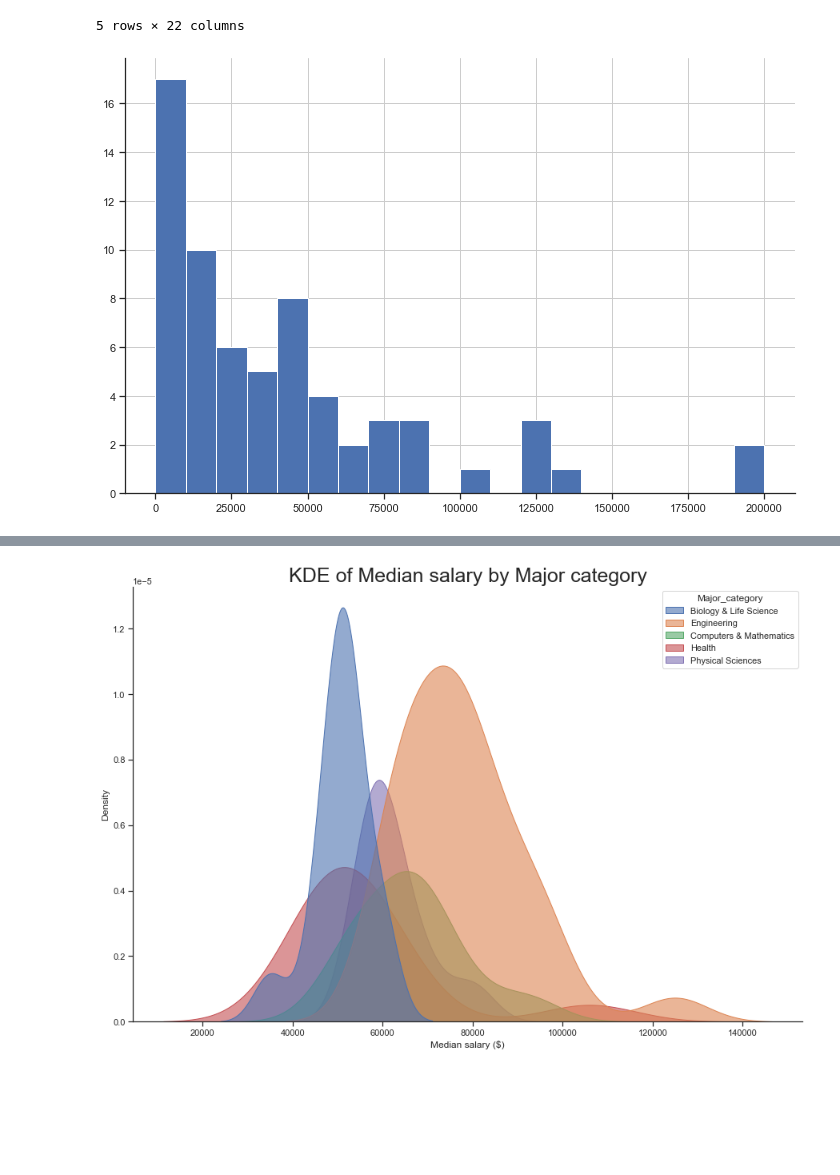
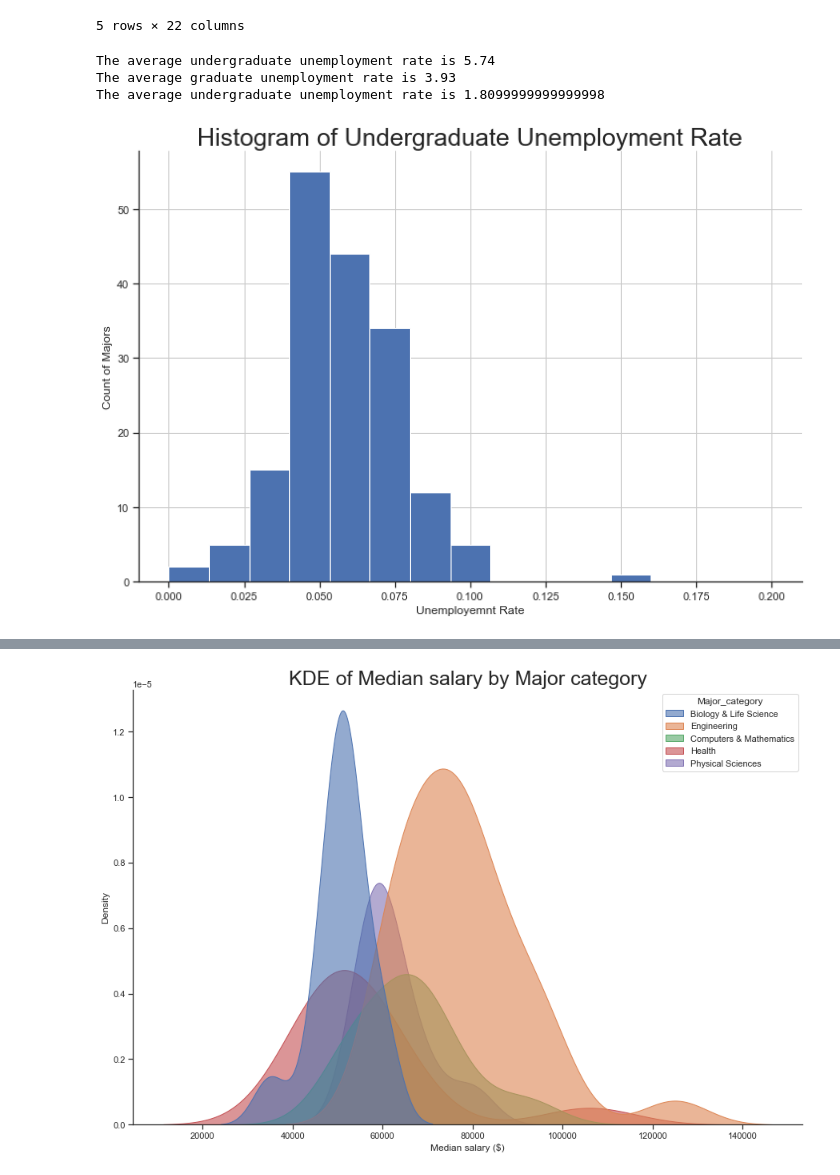
Before and after one commit to jhaarala23/dasc2103project, a Jupyter notebook: analysis_for_project.ipynb, the cells around one changed output, grey strips where cells are left out. Drawn from its saved outputs; the diff is of its cells as text; code cells hidden in the pictures; blank space fills up the shorter version.

```diff
--- a/analysis_for_project.ipynb
+++ b/analysis_for_project.ipynb
@@ -34,9 +34,23 @@ stem = ['Engineering', 'Physical Sciences', 'Computers & Mathematics', 'Health',
 
 majors_stem = majors[majors['Major_category'].isin(stem)]
 grad_stem_df = grad_df[grad_df['Major_category'].isin(stem)]
+# %%
+print('The average undergraduate unemployment rate is', 100 * majors['Unemployment_rate'].mean().round(4))
+print('The average graduate unemployment rate is', 100 * grad_df['Grad_unemployment_rate'].mean().round(4))
+print('The average undergraduate unemployment rate is', 100 * (majors['Unemployment_rate'].mean().round(4) - grad_df['Grad_unemployment_rate'].mean().round(4)))
+# %% [output]
+The average undergraduate unemployment rate is 5.74
+The average graduate unemployment rate is 3.93
+The average undergraduate unemployment rate is 1.8099999999999998
 # %%
-majors_stem['Employed'].hist(bins=20, range=(0,200000), figsize=(12,8))
 custom_params = {"axes.spines.right": False, "axes.spines.top": False, "axes.titlesize": 25}
 sns.set_theme(style="ticks", rc=custom_params)
-# %% [output]
-[figure, removed]
+# %%
+unemployment_hist = majors['Unemployment_rate'].hist(bins=15, range=(0,0.2), figsize=(12,8))
+unemployment_hist.set_title("Histogram of Undergraduate Unemployment Rate")
+unemployment_hist.set_xlabel("Unemployemnt Rate")
+unemployment_hist.set_ylabel("Count of Majors")
+
+plt.show()
+# %% [output]
+[figure, added]
```
Also changed, not shown: parts of 24 cells of this notebook.
